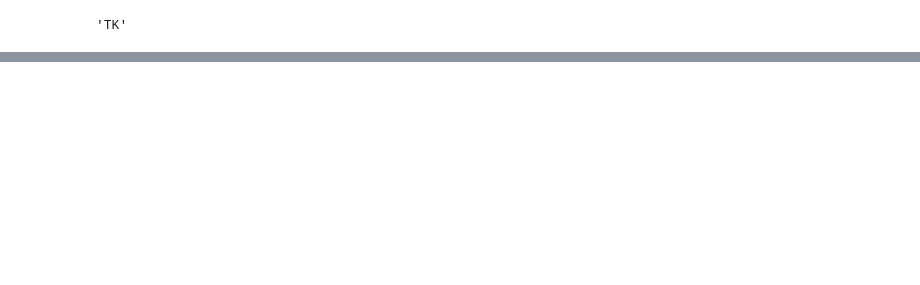
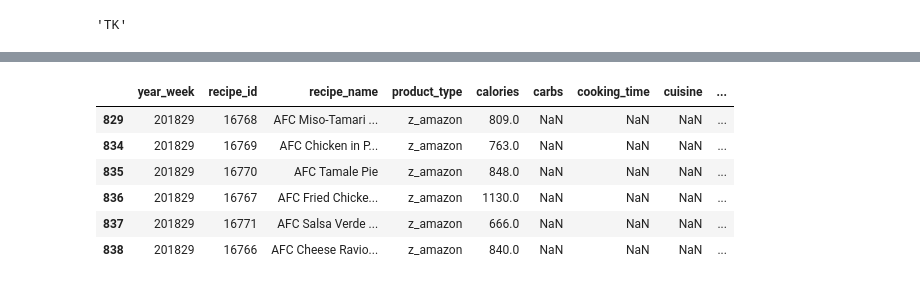
Before and after one commit to itdxer/marleyspoon-task, a Jupyter notebook: notebooks/Train-simple-model-on-independent-entities.ipynb, the cells around one changed output, grey strips where cells are left out. Cells and saved outputs as stored; diff of their text form; code cells hidden in the pictures; blank space fills up the shorter version.

```diff
--- a/notebooks/Train-simple-model-on-independent-entities.ipynb
+++ b/notebooks/Train-simple-model-on-independent-entities.ipynb
@@ -644,0 +650,10 @@ array([ 1.1494028e+01,  9.8167858e+00, -2.1821133e+01,  6.3550143e+00,
+# %%
+data
+# %% [output]
+|  | year_week | recipe_id | recipe_name | product_type | calories | carbs | cooking_time | cuisine | ... |
+| 829 | 201829 | 16768 | AFC Miso-Tamari ... | z_amazon | 809.0 | NaN | NaN | NaN | ... |
+| 834 | 201829 | 16769 | AFC Chicken in P... | z_amazon | 763.0 | NaN | NaN | NaN | ... |
+| 835 | 201829 | 16770 | AFC Tamale Pie | z_amazon | 848.0 | NaN | NaN | NaN | ... |
+| 836 | 201829 | 16767 | AFC Fried Chicke... | z_amazon | 1130.0 | NaN | NaN | NaN | ... |
+| 837 | 201829 | 16771 | AFC Salsa Verde ... | z_amazon | 666.0 | NaN | NaN | NaN | ... |
+| 838 | 201829 | 16766 | AFC Cheese Ravio... | z_amazon | 840.0 | NaN | NaN | NaN | ... |
```
Also changed, not shown: parts of 23 cells of this notebook, 5 other files.
